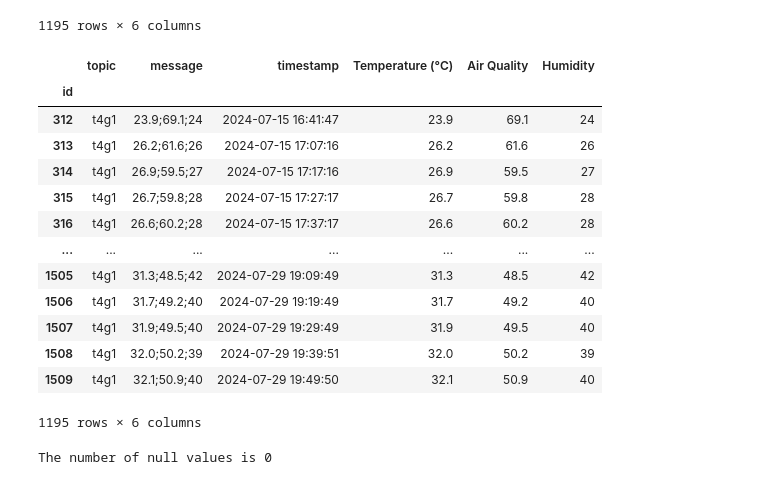
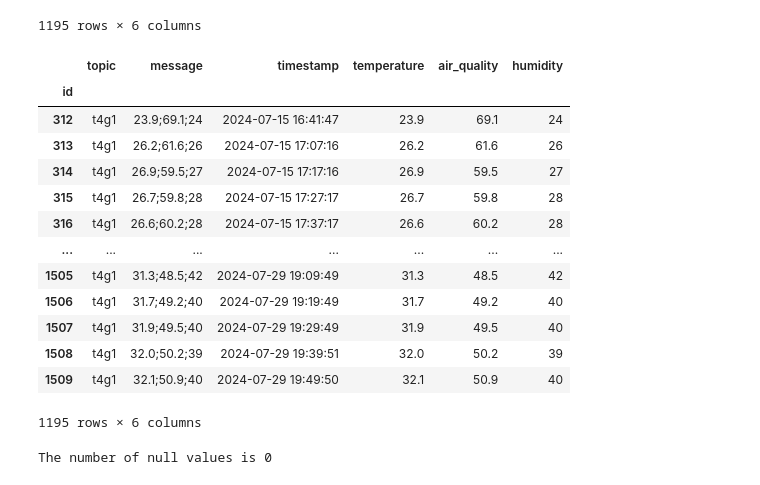
Before and after one commit to saikeerthan06/Data-Engineering-Project-Year-2-Semester-1, a Jupyter notebook: DEP_LinearRegression.ipynb, the cells around one changed output. Cells and saved outputs as stored; diff of their text form; code cells hidden in the pictures.

```diff
--- a/DEP_LinearRegression.ipynb
+++ b/DEP_LinearRegression.ipynb
@@ -114,16 +122,16 @@ df
 # %%
 # Renaming the columns
 df = df.rename(columns={
-    0: 'Temperature (°C)',
-    1: 'Air Quality',
-    2: 'Humidity',
+    0: 'temperature',
+    1: 'air_quality',
+    2: 'humidity',
 
 })
 
 # Display the first few rows of the updated data
 df
 # %% [output]
-|  | topic | message | timestamp | Temperature (°C) | Air Quality | Humidity |
+|  | topic | message | timestamp | temperature | air_quality | humidity |
 | id |  |  |  |  |  |  |
 | 312 | t4g1 | 23.9;69.1;24 | 2024-07-15 16:41:47 | 23.9 | 69.1 | 24 |
 | 313 | t4g1 | 26.2;61.6;26 | 2024-07-15 17:07:16 | 26.2 | 61.6 | 26 |
```
Also changed, not shown: parts of 28 cells of this notebook.
